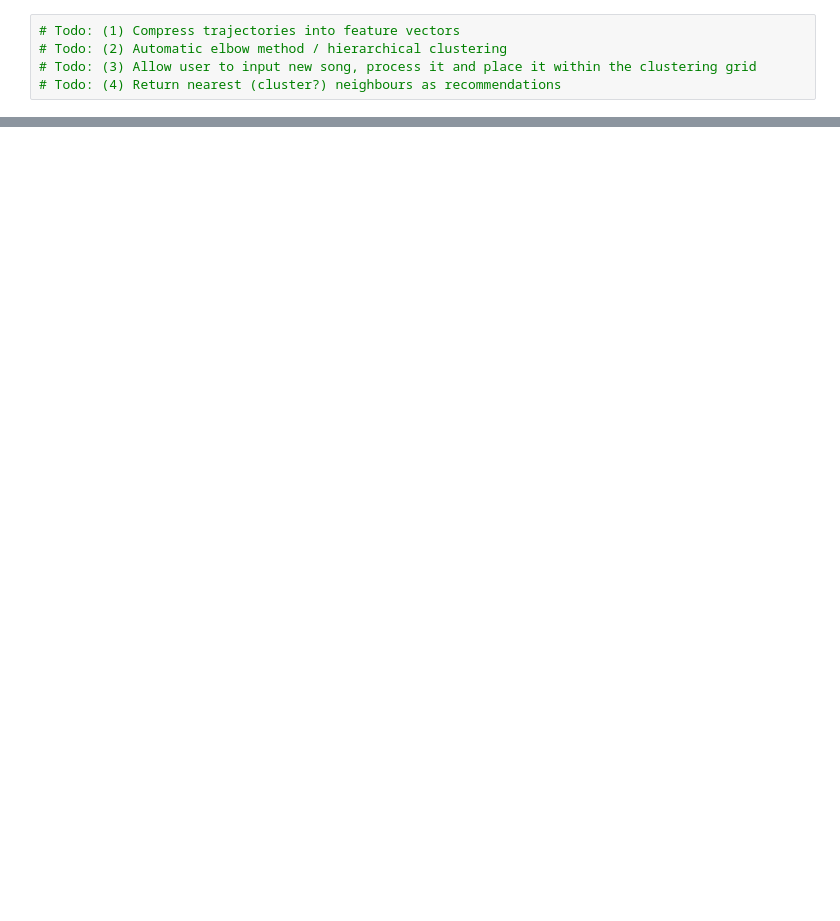
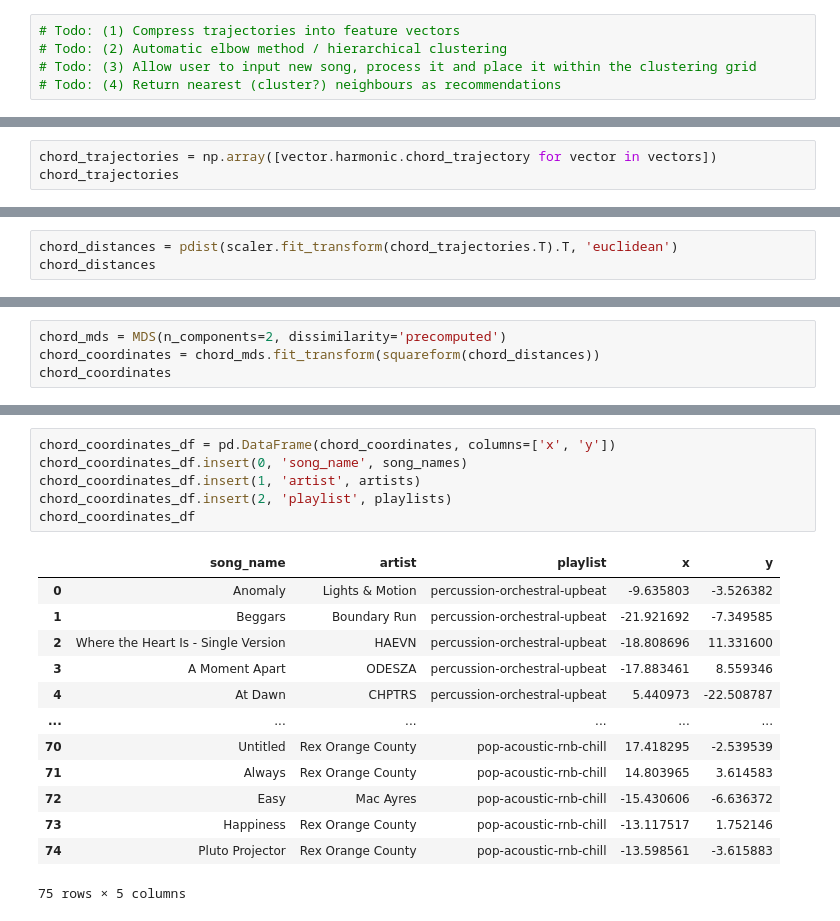
Before and after one commit to ianczm/fyp-audio-clustering, a Jupyter notebook: src/experimentation/clustering.ipynb, the cells around one changed output, grey strips where cells are left out. Cells and saved outputs as stored; diff of their text form; blank space fills up the shorter version.

```diff
--- a/src/experimentation/clustering.ipynb
+++ b/src/experimentation/clustering.ipynb
@@ -165,0 +241,3 @@ fig.show()
+# %%
+chord_trajectories = np.array([vector.harmonic.chord_trajectory for vector in vectors])
+chord_trajectories
@@ -165,0 +252,3 @@ fig.show()
+# %%
+chord_distances = pdist(scaler.fit_transform(chord_trajectories.T).T, 'euclidean')
+chord_distances
@@ -165,0 +258,4 @@ fig.show()
+# %%
+chord_mds = MDS(n_components=2, dissimilarity='precomputed')
+chord_coordinates = chord_mds.fit_transform(squareform(chord_distances))
+chord_coordinates
@@ -165,0 +281,20 @@ fig.show()
+# %%
+chord_coordinates_df = pd.DataFrame(chord_coordinates, columns=['x', 'y'])
+chord_coordinates_df.insert(0, 'song_name', song_names)
+chord_coordinates_df.insert(1, 'artist', artists)
+chord_coordinates_df.insert(2, 'playlist', playlists)
+chord_coordinates_df
+# %% [output]
+|  | song_name | artist | playlist | x | y |
+| 0 | Anomaly | Lights & Motion | percussion-orchestral-upbeat | -9.635803 | -3.526382 |
+| 1 | Beggars | Boundary Run | percussion-orchestral-upbeat | -21.921692 | -7.349585 |
+| 2 | Where the Heart Is - Single Version | HAEVN | percussion-orchestral-upbeat | -18.808696 | 11.331600 |
+| 3 | A Moment Apart | ODESZA | percussion-orchestral-upbeat | -17.883461 | 8.559346 |
+| 4 | At Dawn | CHPTRS | percussion-orchestral-upbeat | 5.440973 | -22.508787 |
+| ... | ... | ... | ... | ... | ... |
+| 70 | Untitled | Rex Orange County | pop-acoustic-rnb-chill | 17.418295 | -2.539539 |
+| 71 | Always | Rex Orange County | pop-acoustic-rnb-chill | 14.803965 | 3.614583 |
+| 72 | Easy | Mac Ayres | pop-acoustic-rnb-chill | -15.430606 | -6.636372 |
+| 73 | Happiness | Rex Orange County | pop-acoustic-rnb-chill | -13.117517 | 1.752146 |
+| 74 | Pluto Projector | Rex Orange County | pop-acoustic-rnb-chill | -13.598561 | -3.615883 |
+75 rows × 5 columns
```
Also changed, not shown: parts of 16 cells of this notebook, 3 other files.
